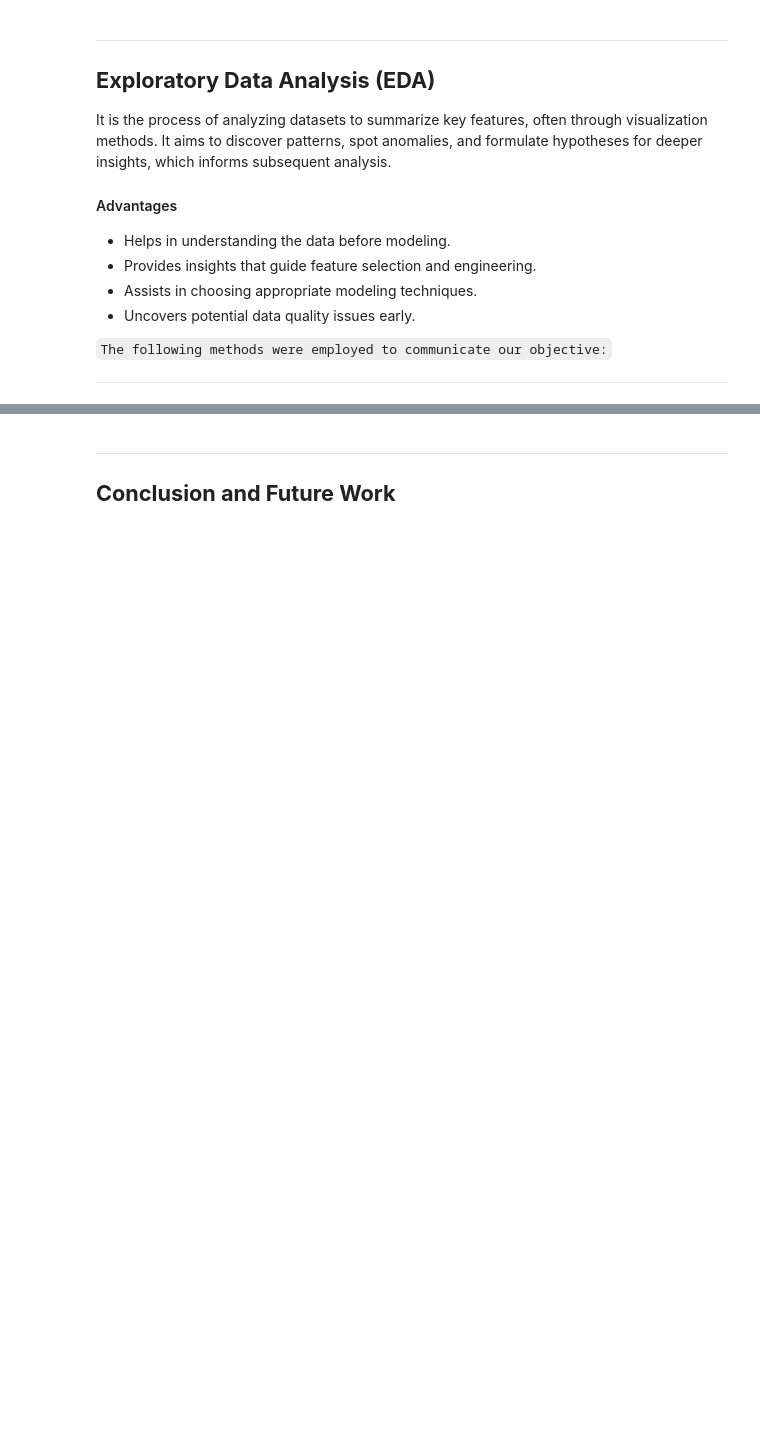
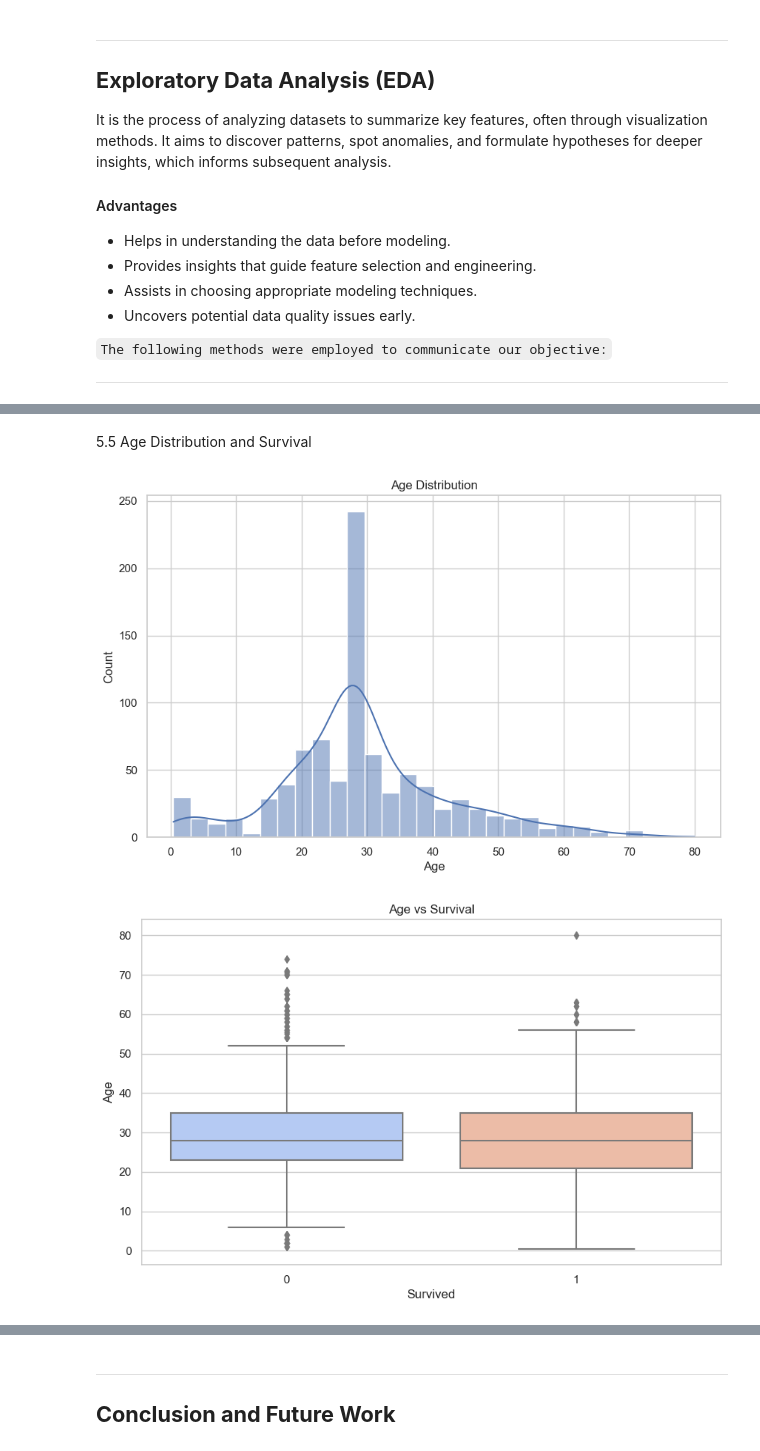
Before and after one commit to NoziphoNdebele/2025_Data_Science_Projects, a Jupyter notebook: TITANIC_SURVIVAL_PREDICTION/Titanic_Survival_Prediction.ipynb, the cells around one changed output, grey strips where cells are left out. Saved outputs shown, nothing was run; the diff lists cells and outputs as text; code cells hidden in the pictures; blank space fills up the shorter version.

```diff
--- a/TITANIC_SURVIVAL_PREDICTION/Titanic_Survival_Prediction.ipynb
+++ b/TITANIC_SURVIVAL_PREDICTION/Titanic_Survival_Prediction.ipynb
@@ -414,0 +489,17 @@ It is the process of analyzing datasets to summarize key features, often through
+# %% [markdown]
+5.5 Age Distribution and Survival
+# %%
+# Age distribution
+sns.histplot(data=df_copy, x='Age', kde=True, bins=30)
+plt.title('Age Distribution')
+plt.show()
+
+# Age vs Survival
+sns.boxplot(data=df_copy, x='Survived', y='Age', palette='coolwarm')
+plt.title('Age vs Survival')
+plt.xlabel('Survived')
+plt.ylabel('Age')
+plt.show()
+# %% [output]
+[figure, added]
+[figure, added]
```
Also changed, not shown: parts of 26 cells of this notebook, 1 other file.
